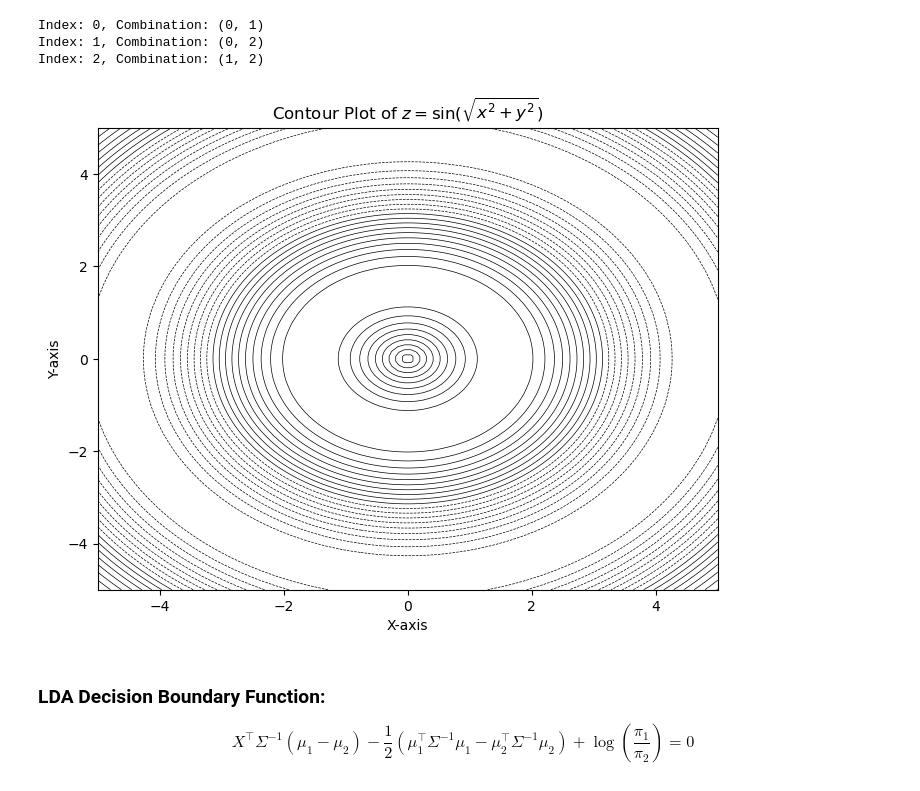
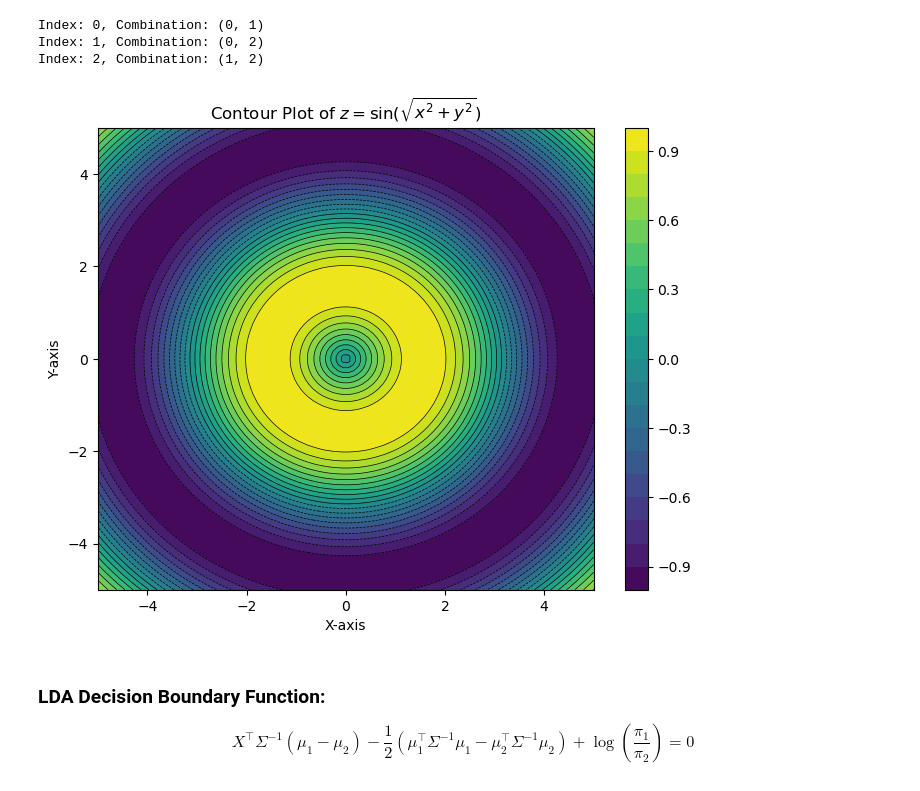
Before and after one commit to fedscornell/AAE722MachineLearning, a Jupyter notebook: Lab5_PartI_JY.ipynb, the cells around one changed output. Drawn from its saved outputs; the diff is of its cells as text; code cells hidden in the pictures.

```diff
--- a/Lab5_PartI_JY.ipynb
+++ b/Lab5_PartI_JY.ipynb
@@ -486,35 +503,35 @@ import matplotlib.pyplot as plt
 def f(x, y):
     return np.sin(np.sqrt(x**2 + y**2))
 
 # Create a grid of points
 x = np.linspace(-5, 5, 100)
 y = np.linspace(-5, 5, 100)
 X, Y = np.meshgrid(x, y)
 
 # Calculate Z values (the output of the function at each grid point)
 Z = f(X, Y)
 
 # Create the contour plot
 plt.figure(figsize=(8, 6))
 
 # Create filled contour plot with 20 levels and a colormap
-# contour_filled = plt.contourf(X, Y, Z, levels=20, cmap='viridis')
+contour_filled = plt.contourf(X, Y, Z, levels=20, cmap='viridis')
 
 # Add contour lines
 contour_lines = plt.contour(X, Y, Z, levels=20, colors='black', linewidths=0.5)
 
 # Add a color bar to indicate the value of Z
 plt.colorbar(contour_filled)
 
 # Add labels and title
 plt.title("Contour Plot of $z = \sin(\sqrt{x^2 + y^2})$")
 plt.xlabel("X-axis")
 plt.ylabel("Y-axis")
 
 # Show the plot
 plt.show()
 # %% [output]
-[figure, old version]
+[figure, new version]
 # %% [markdown]
 ###  LDA Decision Boundary Function:
 $$ X^\top \Sigma^{-1} (\mu_1 - \mu_2) - \frac{1}{2} \left( \mu_1^\top \Sigma^{-1} \mu_1 - \mu_2^\top \Sigma^{-1} \mu_2 \right) + \log \left( \frac{\pi_1}{\pi_2} \right) = 0
```
Also changed, not shown: parts of 5 cells of this notebook.
